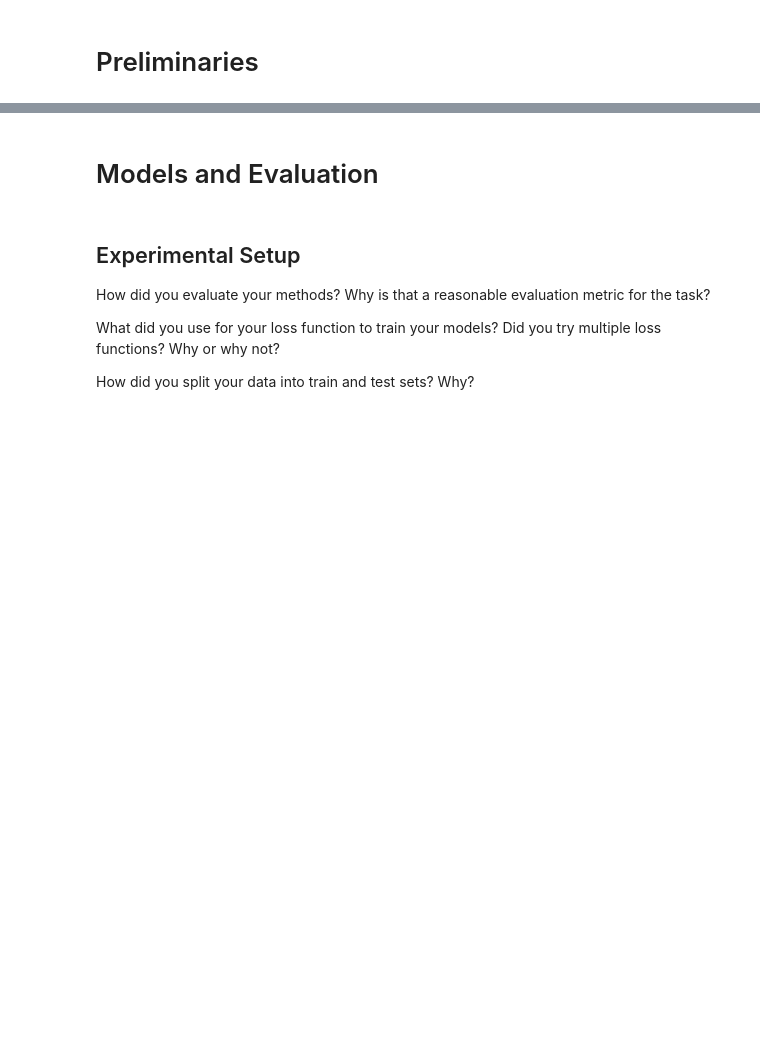
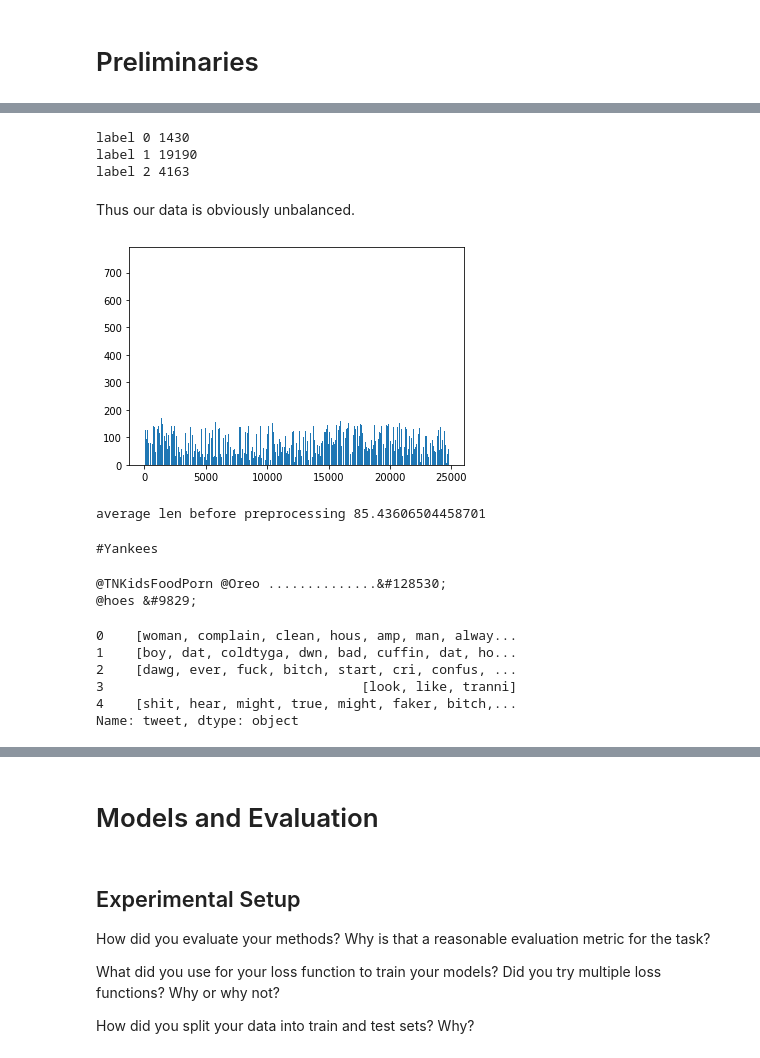
Before and after one commit to YuetongLiu/Hate_Speech_and_Offensive_Language, a Jupyter notebook: code/Final_Project_Submission.ipynb, the cells around one changed output, grey strips where cells are left out. Saved outputs shown, nothing was run; the diff lists cells and outputs as text; code cells hidden in the pictures; blank space fills up the shorter version.

Commit message:
add preprocessing

```diff
--- a/code/Final_Project_Submission.ipynb
+++ b/code/Final_Project_Submission.ipynb
@@ -64,0 +86,5 @@ Are your features continuous or categorical? How do you treat these features dif
+# %%
+# Load data and show some examples
+df=pd.read_csv("../data/labeled_data.csv")
+df.drop(df.columns[[0]], axis=1,inplace=True)
+print(df.iloc[:3,:])
@@ -65,2 +135,44 @@ Are your features continuous or categorical? How do you treat these features dif
 # %%
 # For those same examples above, what do they look like after being pre-processed?
+print("label 0",np.sum(df["class"]==0))
+print("label 1",np.sum(df["class"]==1))
+print("label 2",np.sum(df["class"]==2))
+# %% [output]
+label 0 1430
+label 1 19190
+label 2 4163
+# %% [markdown]
+Thus our data is obviously unbalanced.
+# %%
+# Tweet length before preprocessing
+#average len of tweet
+tweet = np.array(df["tweet"])
+avg=0
+num=[]
+x=[x for x in range(24783)]
+for n in range(tweet.shape[0]):
+    avg+=len(tweet[n])
+    num.append(len(tweet[n]))
+avg=avg/(tweet.shape[0])
+plt.bar(x,num)
+plt.show()
+print("average len before preprocessing",avg)
+# %% [output]
+[figure, added]
+average len before preprocessing 85.43606504458701
+# %%
+# Index of tweet only contain format like"#XX #XX" (which would be empty after remove hashtag)
+# We need to specially deal with them
+special_index=[804,826,846,848,849,923,1016,1122,1909,3398,4818,5711,6098,6279,6332,6668,7168,11951,15859,18062]
+# for example
+print(df['tweet'][804])
+# %% [output]
+#Yankees
+# %%
+# Also there are two meaningless tweet
+print(df['tweet'][4828])
+print(df['tweet'][6098])
+meaningless_index=[4828,6098]
+# %% [output]
+@TNKidsFoodPorn @Oreo ..............&#128530;
+@hoes &#9829;
@@ -67,3 +237,14 @@ Are your features continuous or categorical? How do you treat these features dif
+# %%
+#results of pre-process
+tweet=preprocess(tweet,special_index,meaningless_index)
+print(tweet[:5])
+# %% [output]
+0    [woman, complain, clean, hous, amp, man, alway...
+1    [boy, dat, coldtyga, dwn, bad, cuffin, dat, ho...
+2    [dawg, ever, fuck, bitch, start, cri, confus, ...
+3                                 [look, like, tranni]
+4    [shit, hear, might, true, might, faker, bitch,...
+Name: tweet, dtype: object
 # %%
 # Visualize the distribution of your data before and after pre-processing.
 #   You may borrow from how we visualized data in the Lab homeworks.
```
Also changed, not shown: parts of 14 cells of this notebook, 3 other files.
